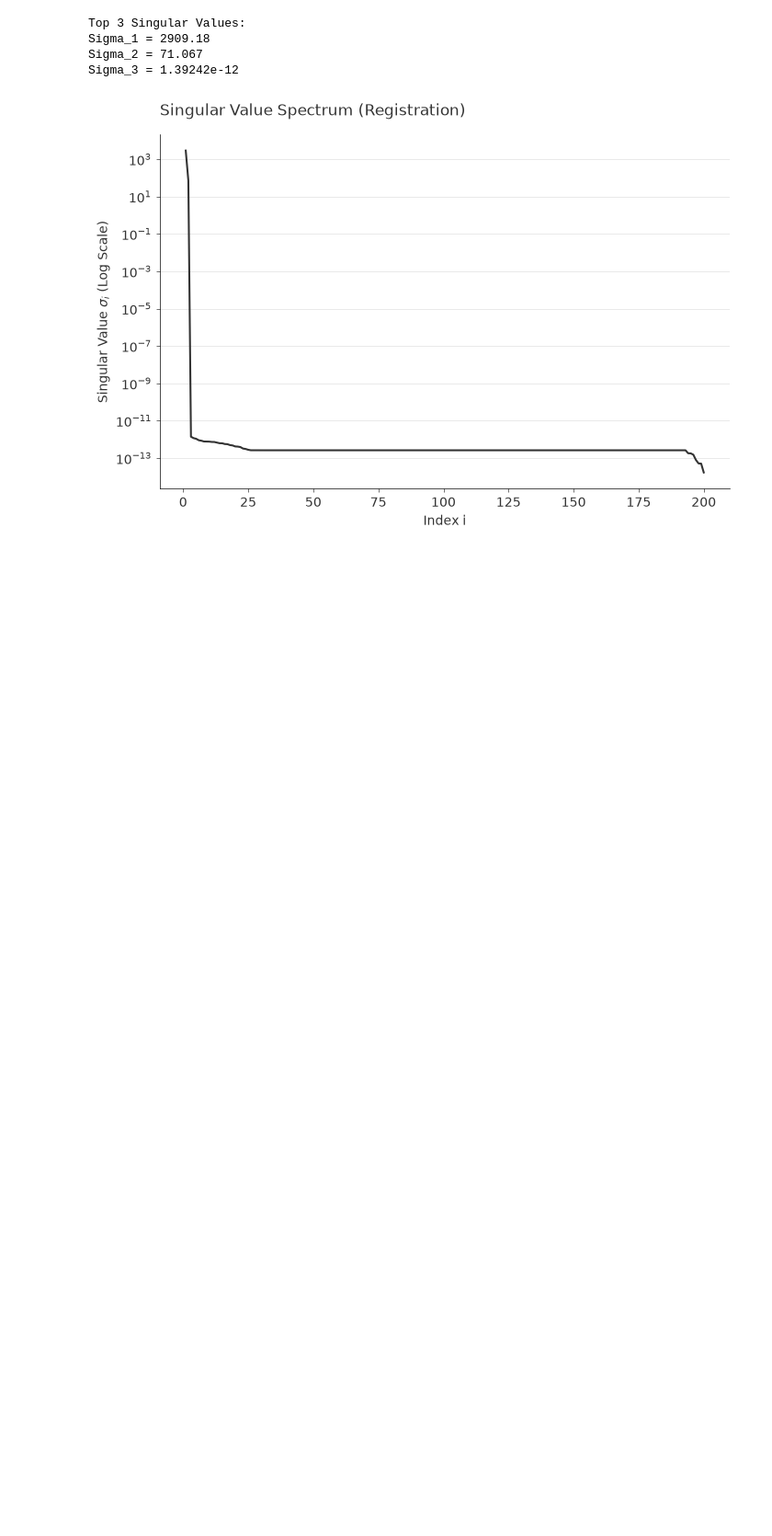
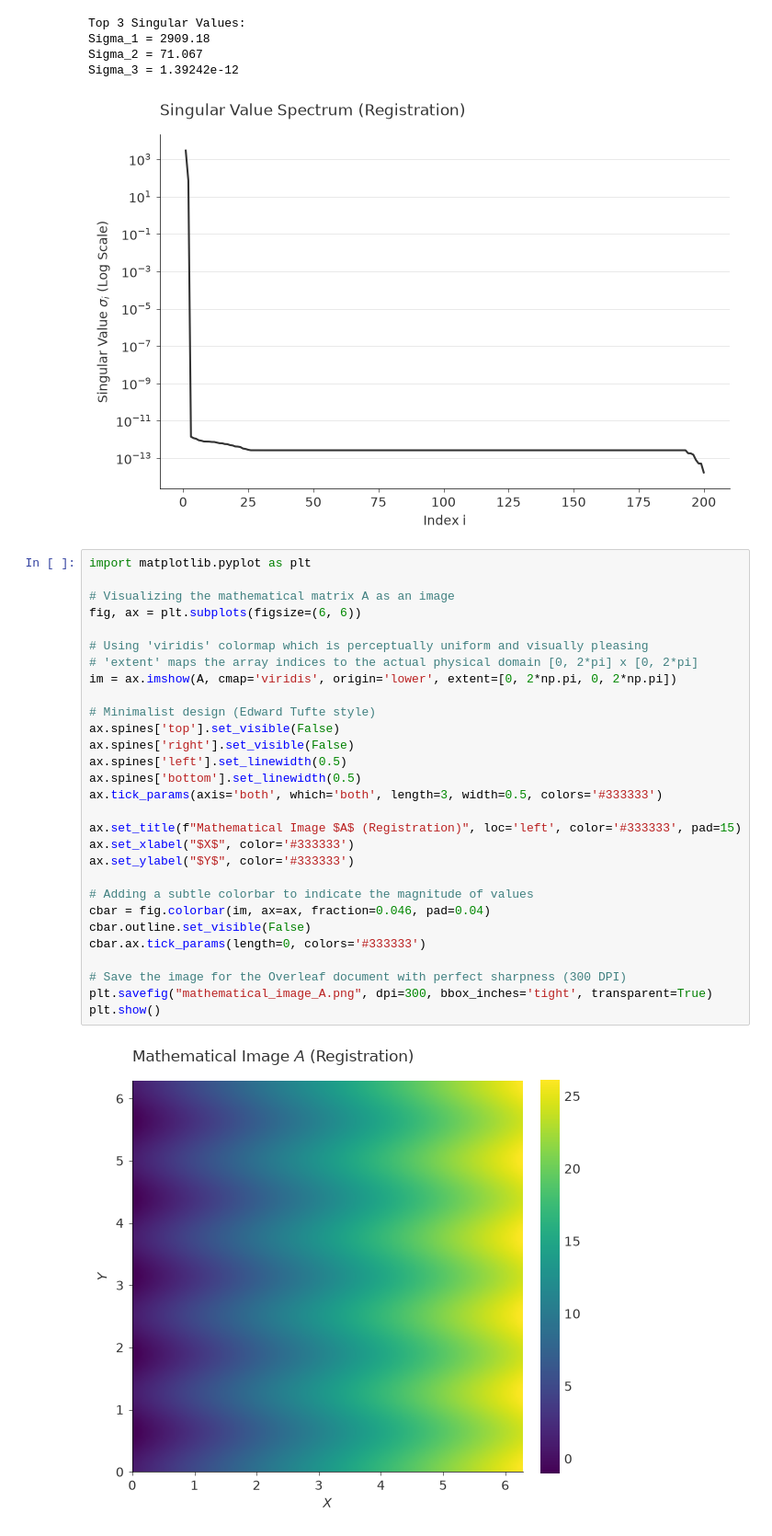
Before and after one commit to Ederson-Passos/computational-matrix-methods, a Jupyter notebook: experiments/unit_01_matrix_analysis/tc1_resolution.ipynb, the cells around one changed output. Shown at 92% size. Drawn from its saved outputs; the diff is of its cells as text; blank space fills up the shorter version.

Commit message:
Builded the script for generation of the graph for question 2-a.

```diff
--- a/experiments/unit_01_matrix_analysis/tc1_resolution.ipynb
+++ b/experiments/unit_01_matrix_analysis/tc1_resolution.ipynb
@@ -289,3 +289,34 @@ Sigma_1 = 2909.18
 Sigma_2 = 71.067
 Sigma_3 = 1.39242e-12
 [figure]
+# %%
+import matplotlib.pyplot as plt
+
+# Visualizing the mathematical matrix A as an image
+fig, ax = plt.subplots(figsize=(6, 6))
+
+# Using 'viridis' colormap which is perceptually uniform and visually pleasing
+# 'extent' maps the array indices to the actual physical domain [0, 2*pi] x [0, 2*pi]
+im = ax.imshow(A, cmap='viridis', origin='lower', extent=[0, 2*np.pi, 0, 2*np.pi])
+
+# Minimalist design (Edward Tufte style)
+ax.spines['top'].set_visible(False)
+ax.spines['right'].set_visible(False)
+ax.spines['left'].set_linewidth(0.5)
+ax.spines['bottom'].set_linewidth(0.5)
+ax.tick_params(axis='both', which='both', length=3, width=0.5, colors='#333333')
+
+ax.set_title(f"Mathematical Image $A$ (Registration)", loc='left', color='#333333', pad=15)
+ax.set_xlabel("$X$", color='#333333')
+ax.set_ylabel("$Y$", color='#333333')
+
+# Adding a subtle colorbar to indicate the magnitude of values
+cbar = fig.colorbar(im, ax=ax, fraction=0.046, pad=0.04)
+cbar.outline.set_visible(False)
+cbar.ax.tick_params(length=0, colors='#333333')
+
+# Save the image for the Overleaf document with perfect sharpness (300 DPI)
+plt.savefig("mathematical_image_A.png", dpi=300, bbox_inches='tight', transparent=True)
+plt.show()
+# %% [output]
+[figure, added]
```
Also changed, not shown: 1 other file.
